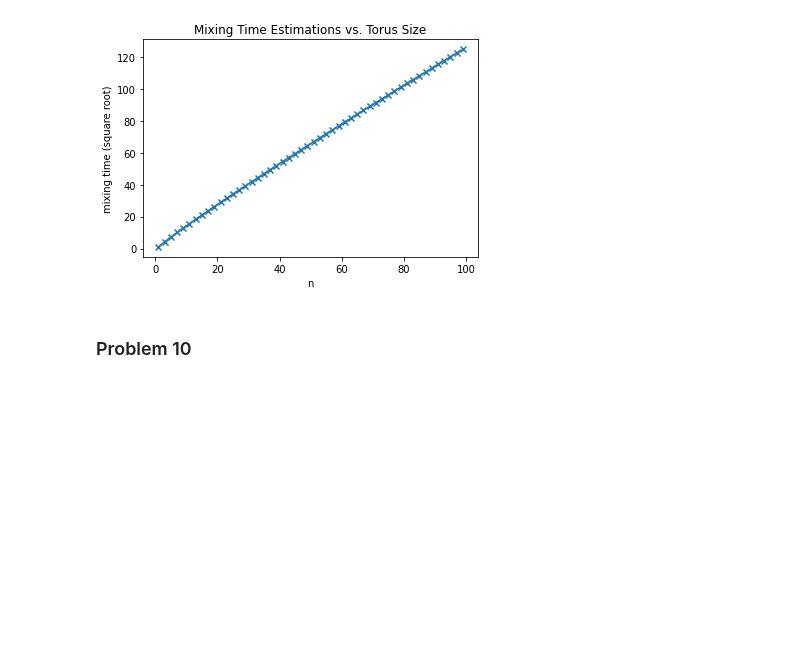
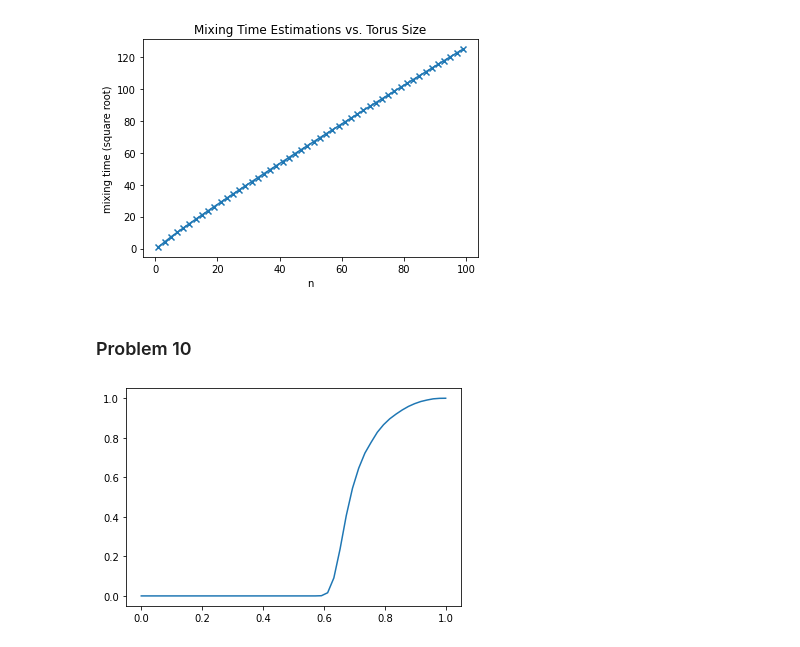
Before and after one commit to MohsenGhodrati/Homeworks, a Jupyter notebook: Applied Stochastic Processes - Spring 2022.ipynb, the cells around one changed output. Drawn from its saved outputs; the diff is of its cells as text; code cells hidden in the pictures; blank space fills up the shorter version.

```diff
--- a/Applied Stochastic Processes - Spring 2022.ipynb
+++ b/Applied Stochastic Processes - Spring 2022.ipynb
@@ -336,3 +346,34 @@ plt.show()
 [figure]
 # %% [markdown]
 ### Problem 10
+# %%
+n = 100
+N = 2*n + 1
+n_p = 50
+T = 2000
+
+still_alive = np.zeros(n_p)
+
+for t in range(T):
+    P = np.random.rand(N, N)
+    P[0, 0] = 1
+    for i in 2 * np.arange(1, n+1):
+        P[i, 0] = min(P[i-1, 0], P[i-2, 0])
+    for j in 2 * np.arange(1, n+1):
+        P[0, j] = min(P[0, j-1], P[0, j-2])
+    for i in 2 * np.arange(1, n+1):
+        for j in 2 * np.arange(1, n+1):
+            P[i, j] = max(min(P[i-1, j], P[i-2, j]), min(P[i, j-1], P[i, j-2]))
+    results = np.zeros(n+1)
+    results[0] = 1
+    for i in 2 * np.arange(1, n+1):
+        for j in 2 * np.arange(1, n+1):
+            results[(i+j) // 4] = max(results[(i+j) // 4], P[i, j])
+
+    for ind, p in enumerate(np.linspace(1, 0, n_p)):
+        still_alive[ind] += 1 - (results[-1] < p)
+
+plt.plot(np.linspace(0, 1, n_p), still_alive / T)
+plt.show()
+# %% [output]
+[figure, added]
```
Also changed, not shown: parts of 1 cell of this notebook.
